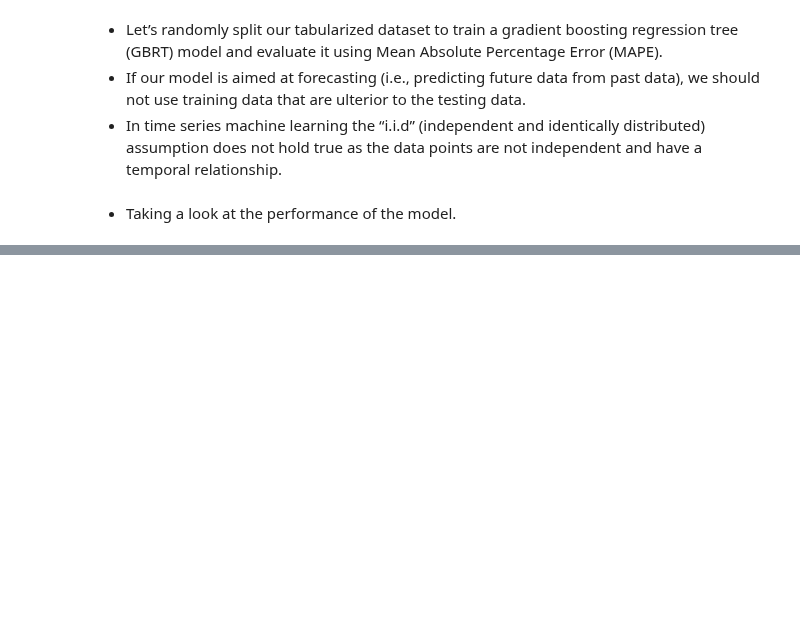
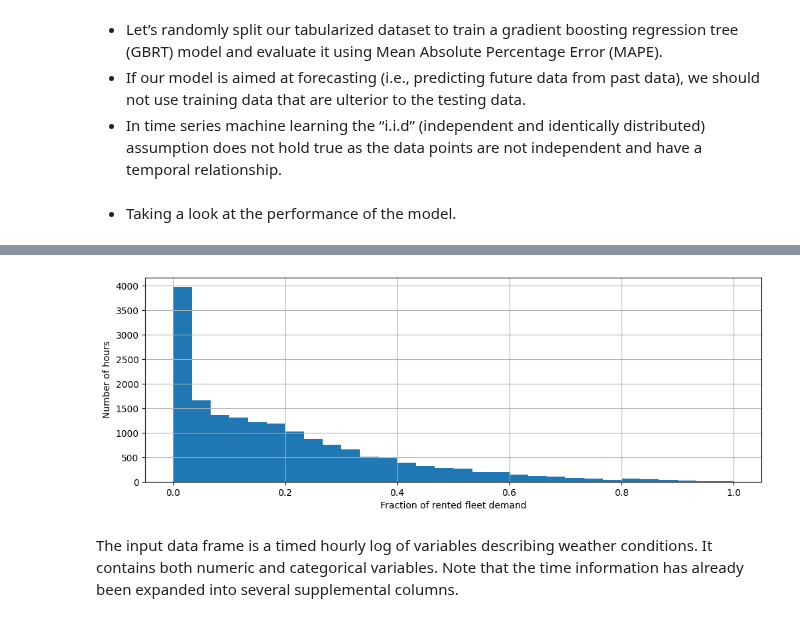
Before and after one commit to sequential-parameter-optimization/spotRiver, a Jupyter notebook: notebooks/bike_sharing_demand_preprocessing.ipynb, the cells around one changed output, grey strips where cells are left out. Drawn from its saved outputs; the diff is of its cells as text; code cells hidden in the pictures; blank space fills up the shorter version.

```diff
--- a/notebooks/bike_sharing_demand_preprocessing.ipynb
+++ b/notebooks/bike_sharing_demand_preprocessing.ipynb
@@ -210,0 +252,2 @@ mean_absolute_percentage_error(y_test, y_pred)
+# %%
+df["count"] = df["count"] / df["count"].max()
@@ -210,0 +259,12 @@ mean_absolute_percentage_error(y_test, y_pred)
+# %%
+fig, ax = plt.subplots(figsize=(12, 4))
+df["count"].hist(bins=30, ax=ax)
+_ = ax.set(
+    xlabel="Fraction of rented fleet demand",
+    ylabel="Number of hours",
+)
+# %% [output]
+[figure, added]
+# %% [markdown]
+The input data frame is a timed hourly log of variables describing weather conditions. It contains both numeric and categorical variables.
+Note that the time information has already been expanded into several supplemental columns.
```
Also changed, not shown: parts of 17 cells of this notebook, 4 other files.
